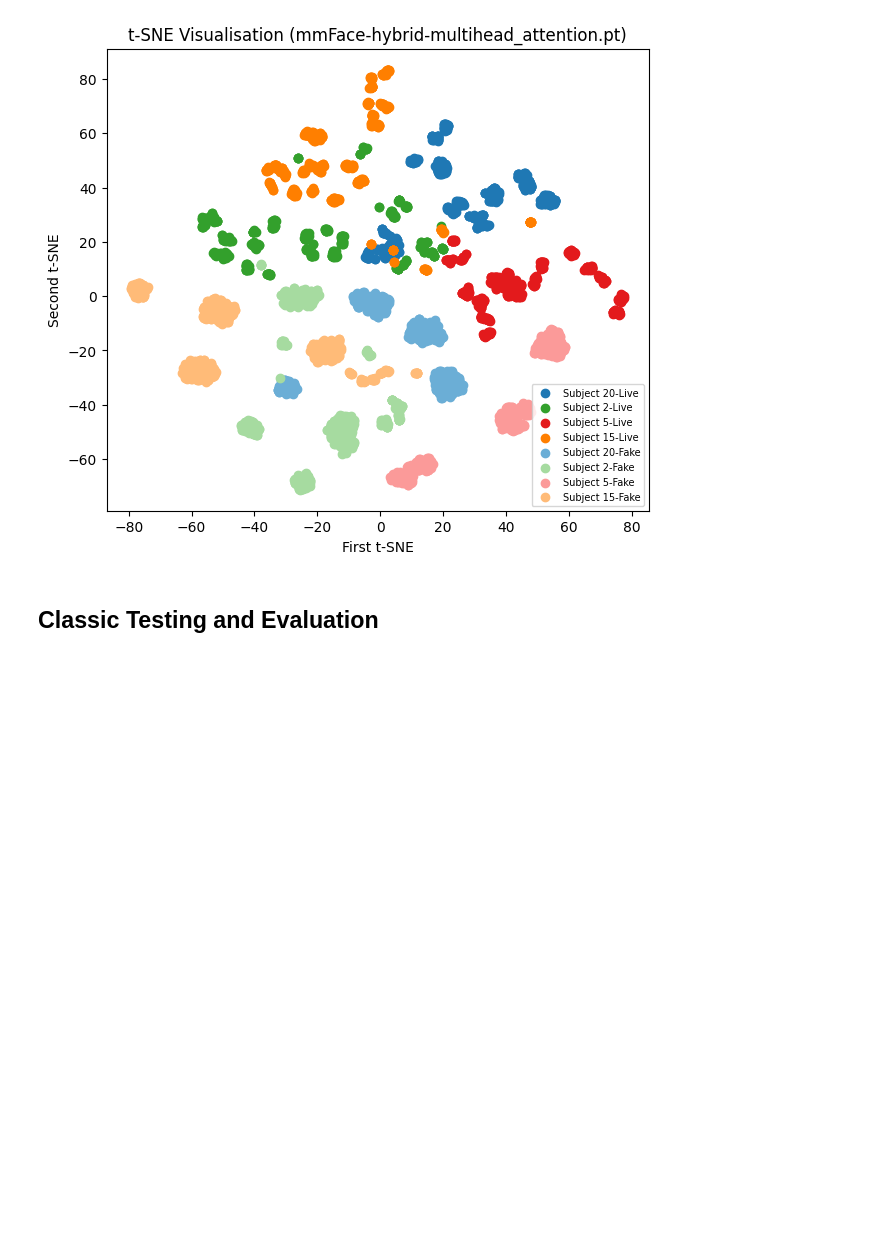
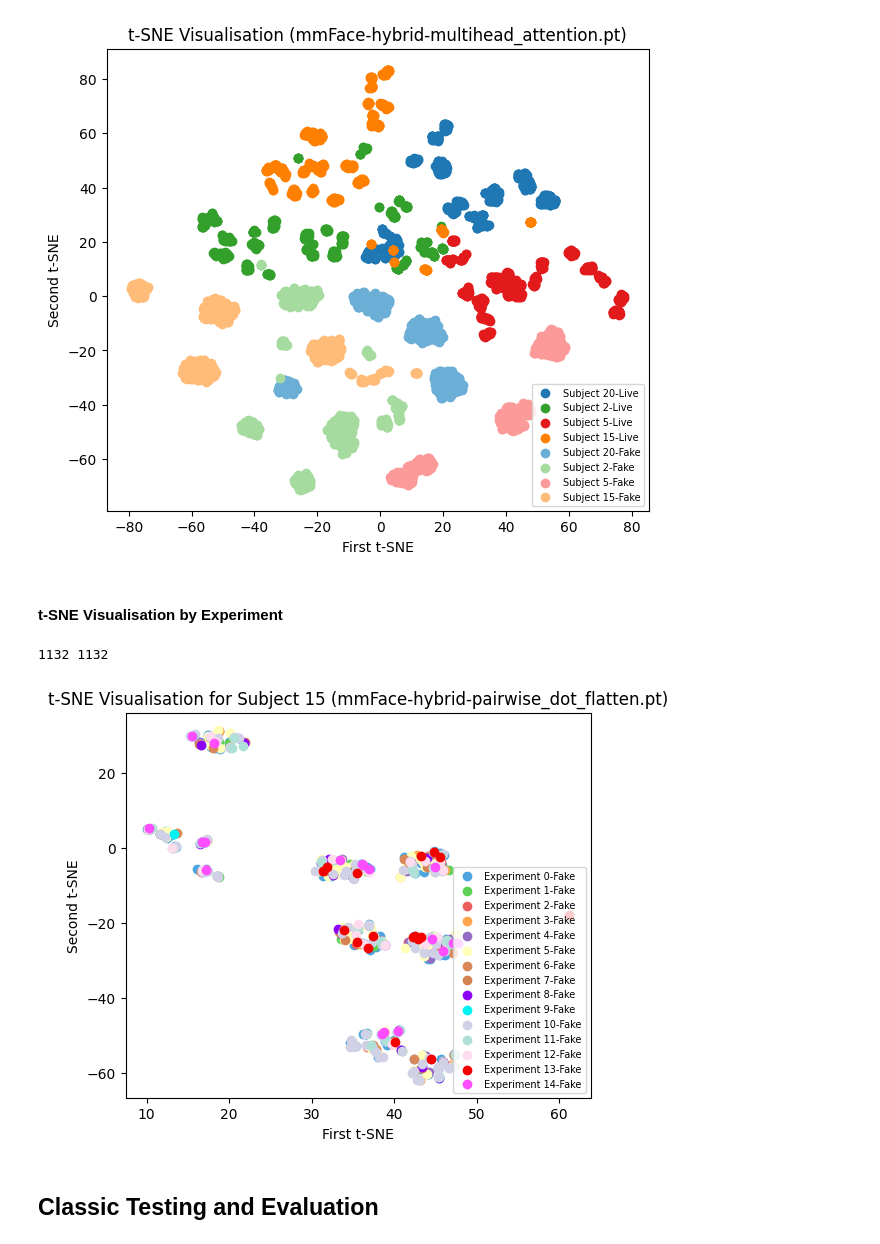
Before and after one commit to StergiousAji/mmFace-3D-Face-Recognition-using-RGB-and-mmWave-Radar, a Jupyter notebook: src/3DFR_Net/mmFace/mmFace-hybrid.ipynb, the cells around one changed output. Saved outputs shown, nothing was run; the diff lists cells and outputs as text; code cells hidden in the pictures; blank space fills up the shorter version.

Commit message:
mmFace: t-SNE visualisation by experiment :(

```diff
--- a/src/3DFR_Net/mmFace/mmFace-hybrid.ipynb
+++ b/src/3DFR_Net/mmFace/mmFace-hybrid.ipynb
@@ -29,14 +29,15 @@ device = torch.device("cuda" if torch.cuda.is_available() else "cpu")
 print(device, '\n')
 
 RAW_PATH = os.path.relpath("../../Soli/soli_realsense/data")
-num_subjects = 1
+num_subjects = 21
 
 torch.cuda.empty_cache()
 # train, validation, test = load_dataset(RAW_PATH, num_subjects, device=device)
 # train, validation, test = load_dataset_subject(RAW_PATH, num_subjects, train_split=15/21, test_split=3/21, device=device)
 # train, validation, test = load_aug_dataset(RAW_PATH, num_subjects, device=device)
 
-train, test, test_idx = load_aug_dataset_subject_exp(RAW_PATH, num_subjects, batch_size=128, device=device)
+# train, test, test_idx = load_aug_dataset_subject_exp(RAW_PATH, num_subjects, batch_size=128, device=device)
+train, test, test_idx, test_exp = load_aug_dataset_subject_exp(RAW_PATH, num_subjects, batch_size=128, device=device)
 # %% [output]
 Applied providers: ['CUDAExecutionProvider', 'CPUExecutionProvider'], with options: {'CUDAExecutionProvider': {'do_copy_in_default_stream': '1', 'cudnn_conv_algo_search': 'EXHAUSTIVE', 'device_id': '0 ...
 Applied providers: ['CUDAExecutionProvider', 'CPUExecutionProvider'], with options: {'CUDAExecutionProvider': {'do_copy_in_default_stream': '1', 'cudnn_conv_algo_search': 'EXHAUSTIVE', 'device_id': '0 ...
@@ -273,9 +192,9 @@ from neural_nets import MMFaceHybrid, concatenate, add, multiply, pairwise_dot_a
 from utils import load_model
 
 # TODO: LOAD ALL MODELS TO COMPARE AGAINST THEM
-model = MMFaceHybrid(num_subjects, fuse=multihead_attention).to(device)
+model = MMFaceHybrid(num_subjects, fuse=pairwise_dot_flatten).to(device)
 
-model_name = f"mmFace-hybrid-multihead_attention.pt"
+model_name = f"mmFace-hybrid-pairwise_dot_flatten.pt"
 cur_epoch, loss_history, train_acc, val_acc = load_model(model_name, model, torch.optim.SGD(model.parameters(), lr=0.01, weight_decay=0.001, momentum=0.9))
 
 if len(loss_history) > 0:
@@ -605,6 +526,69 @@ plt.show()
 [0 1 0 0 0 0 0 0 1 0]
 [7, 1, 5, 6, 4, 5, 4, 7, 1, 7]
 [figure]
+# %% [markdown]
+#### t-SNE Visualisation by Experiment
+# %%
+import matplotlib.pyplot as plt
+import matplotlib.colors as mc
+import colorsys
+
+def lighten_colour(colour, factor=0.7):
+    """
+    Lightens the given color by multiplying each RGB component by (1 + factor).
+    """
+    try:
+        c = mc.cnames[colour]
+    except:
+        c = colour
+    c = colorsys.rgb_to_hls(*mc.to_rgb(c))
+    return mc.rgb2hex(colorsys.hls_to_rgb(c[0], 1 - factor * (1 - c[1]), c[2]))
+
+shades = [
+    "#1f78b4",  # Blue
+    "#33a02c",  # Green
+    "#e31a1c",  # Red
+    "#ff7f00",  # Orange
+    "#6a3d9a",  # Purple
+    "#ffff99",  # Yellow
+    "#b15928",  # Brown
+    "#a65628",  # Copper
+    "#4b0082",  # Indigo
+    "#008080",  # Teal
+    "#bcbddc",  # Lavender
+    "#8dd3c7",  # Turquoise
+    "#fccde5",  # Pink
+    "#800000",  # Maroon
+    "#FF00FF"   # Magenta
+]
+
+lighter_shades = [lighten_colour(c) for c in shades]
+
+subject = ref_labels_s[3]
+sub_indices = np.where(true_labels_s == subject)[0]
+
+colours = np.array([shades[test_exp[i]] if true_labels_l[i] else lighter_shades[test_exp[i]] for i in sub_indices])
+experiments = test_exp[sub_indices]
+liveness_labels = true_labels_l[sub_indices]
+
+print(len(colours), len(experiments))
+
+fig, ax = plt.subplots(figsize=(6, 5), dpi=100)
+for i, colour in enumerate(shades + lighter_shades):
+    indices = np.where(colours == colour)
+    l = indices[0][0]
+
+    if not liveness_labels[l]:# and experiments[l] == 14:
+        ax.scatter(X_tsne[sub_indices][indices, 0], X_tsne[sub_indices][indices, 1], c=colour, label=f"Experiment {experiments[l]}-{'Live' if liveness_labels[l] else 'Fake'}")
+
+plt.title(f"t-SNE Visualisation for Subject {subject} ({model_name})")
+plt.xlabel("First t-SNE")
+plt.ylabel("Second t-SNE")
+plt.legend(fontsize=7, loc="lower right")
+plt.show()
+# %% [output]
+1132 1132
+[figure, added]
 # %% [markdown]
 ## Classic Testing and Evaluation
 # %%
```
Also changed, not shown: parts of 7 cells of this notebook, 3 other files.
